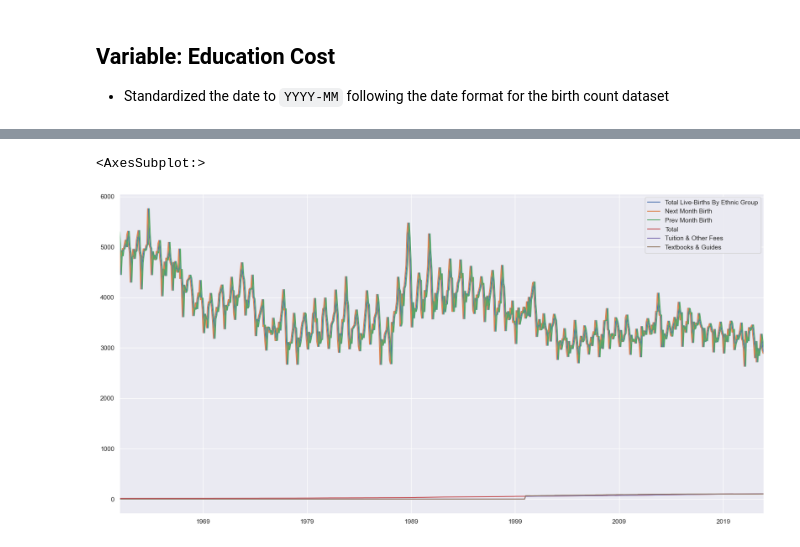
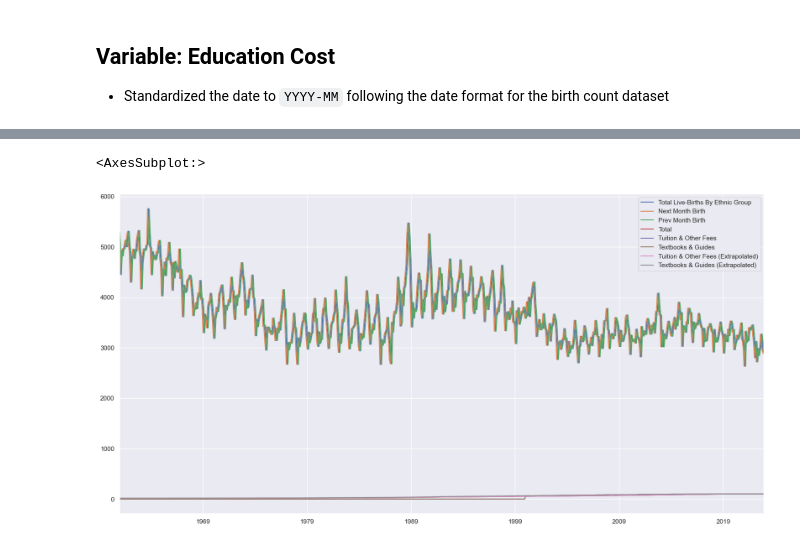
Before and after one commit to SleepHan/SC1015-Mini-Project, a Jupyter notebook: Education Cost Analysis.ipynb, the cells around one changed output, grey strips where cells are left out. Cells and saved outputs as stored; diff of their text form; code cells hidden in the pictures.

```diff
--- a/Education Cost Analysis.ipynb
+++ b/Education Cost Analysis.ipynb
@@ -98,16 +110,18 @@ memory usage: 23.3 KB
 # %%
 eduBaby = pd.DataFrame(birthData['Total Live-Births By Ethnic Group'])
 eduBaby['Next Month Birth'] = eduBaby['Total Live-Births By Ethnic Group'].shift(-1)
 eduBaby['Prev Month Birth'] = eduBaby['Total Live-Births By Ethnic Group'].shift(1)
 eduTotal = eduBaby.join(edu['Total'], how='inner')
 eduTuition = eduBaby.join(edu['Tuition & Other Fees'], how='inner')
 eduText = eduBaby.join(edu['Textbooks & Guides'], how='inner')
-eduMerge = pd.concat([eduTotal, eduTuition, eduText], axis=1, join='inner')
+eduTuitionEx = eduBaby.join(edu['Tuition & Other Fees (Extrapolated)'], how='inner')
+eduTextEx = eduBaby.join(edu['Textbooks & Guides (Extrapolated)'], how='inner')
+eduMerge = pd.concat([eduTotal, eduTuition, eduText, eduTuitionEx, eduTextEx], axis=1, join='inner')
 eduMerge = eduMerge.loc[:,~eduMerge.columns.duplicated(keep='first')]
 eduMerge.plot(figsize=(20, 10))
 # %% [output]
 <AxesSubplot:>
-[figure, old version]
+[figure, new version]
 # %%
 eduMerge.info()
 eduMerge.corr()
```
Also changed, not shown: parts of 20 cells of this notebook, 1 other file.
